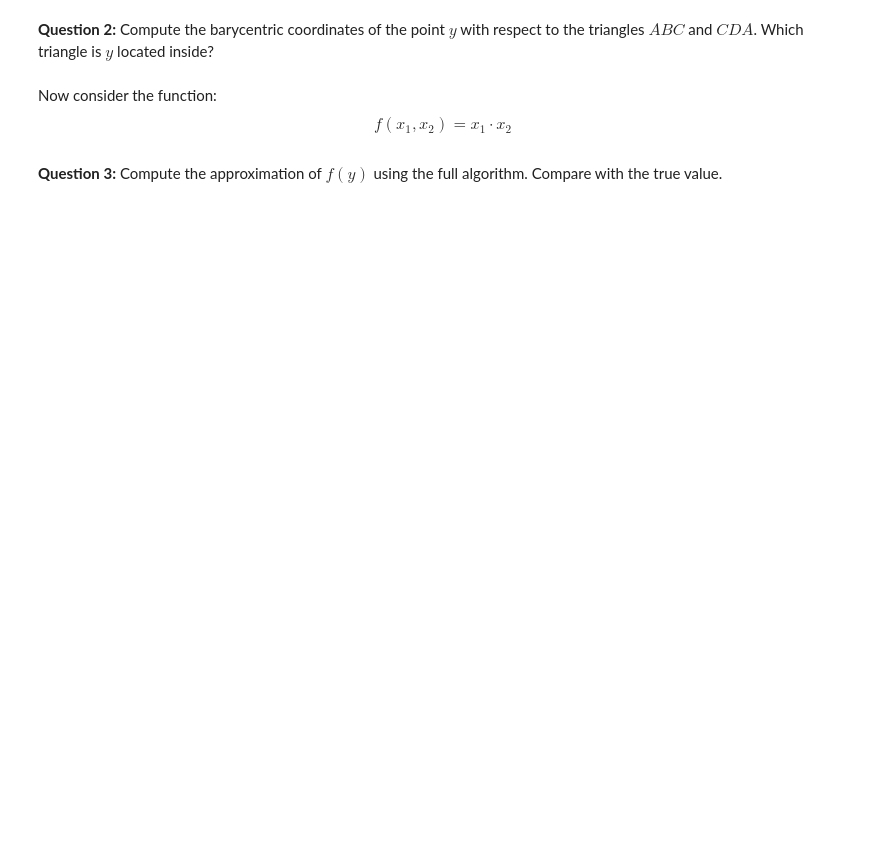
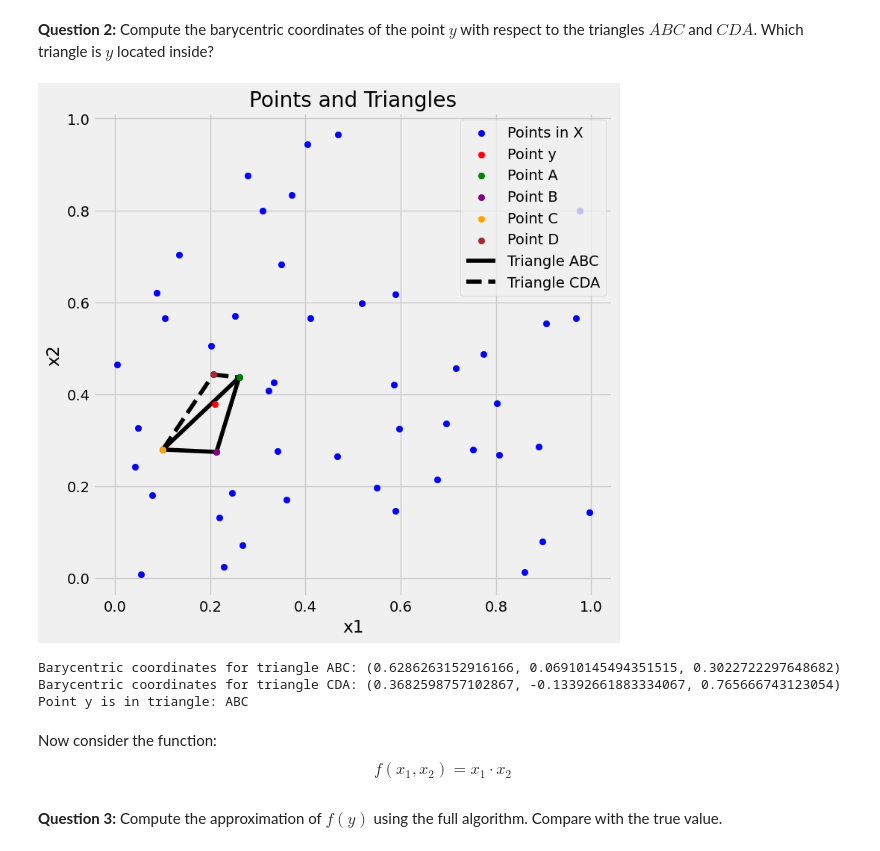
Before and after one commit to NumEconCopenhagen/projects-2024-a-j, a Jupyter notebook: examproject/exam_2024.ipynb, the cells around one changed output. Saved outputs shown, nothing was run; the diff lists cells and outputs as text; code cells hidden in the pictures; blank space fills up the shorter version.

```diff
--- a/examproject/exam_2024.ipynb
+++ b/examproject/exam_2024.ipynb
@@ -524,3 +540,15 @@ y = rng.uniform(size=(2,))
+# %%
+result = problem3.solve()
+
+# Print the result
+print(f"Barycentric coordinates for triangle ABC: {result['rABC']}")
+print(f"Barycentric coordinates for triangle CDA: {result['rCDA']}")
+print(f"Point y is in triangle: {result['containing_triangle']}")
+# %% [output]
+[figure, added]
+Barycentric coordinates for triangle ABC: (0.6286263152916166, 0.06910145494351515, 0.3022722297648682)
+Barycentric coordinates for triangle CDA: (0.3682598757102867, -0.13392661883334067, 0.765666743123054)
+Point y is in triangle: ABC
 # %% [markdown]
 Now consider the function:
 $$
```
Also changed, not shown: parts of 9 cells of this notebook, 2 other files.
